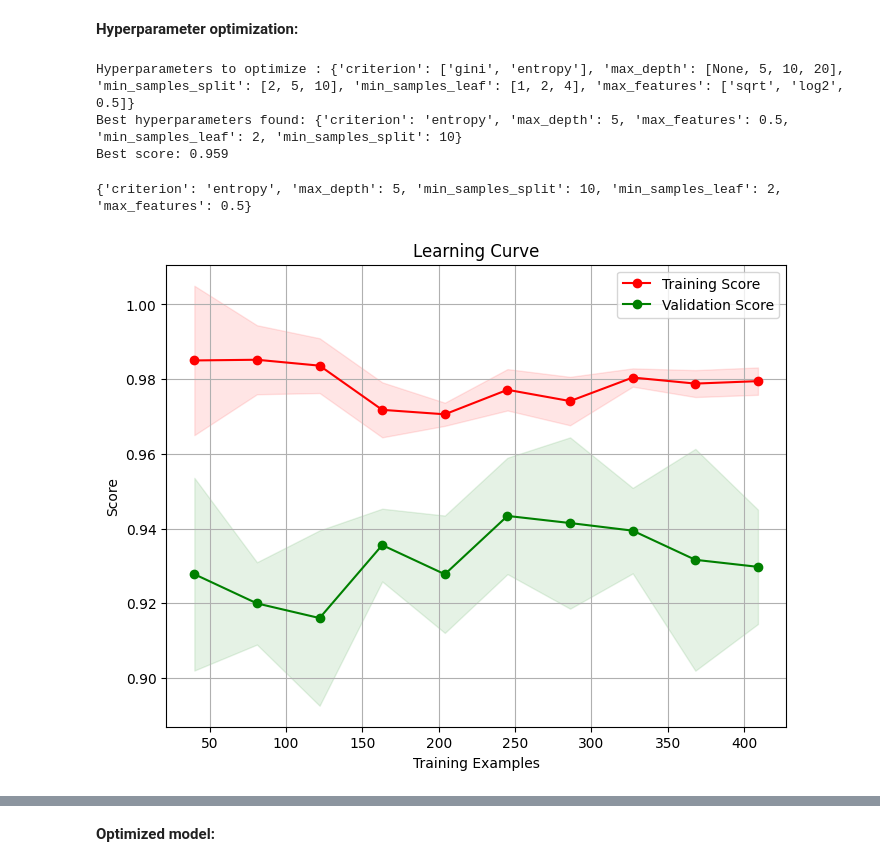
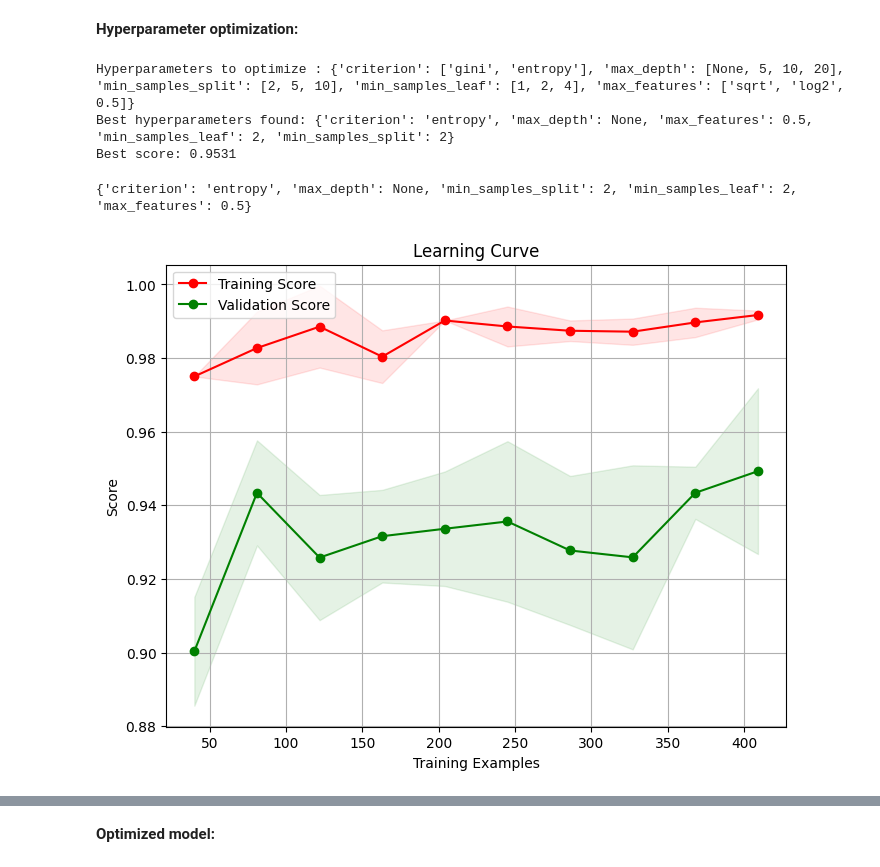
Before and after one commit to mcollpol/BreastCancerPrediction, a Jupyter notebook: research/notebooks/04-model-selection.ipynb, the cells around one changed output, grey strips where cells are left out. Drawn from its saved outputs; the diff is of its cells as text; code cells hidden in the pictures.

Commit message:
Completed model selection notebook. Added reproducibility to models.

```diff
--- a/research/notebooks/04-model-selection.ipynb
+++ b/research/notebooks/04-model-selection.ipynb
@@ -118,6 +121,6 @@ Hyperparameters to optimize : {'penalty': ['l2'], 'C': [1000, 10000, 20000, 3000
 # %%
 # Study with best params.
-model_obj = Model('LogisticRegression', kwargs=best_params)
-print(model_obj.hyperparameters)
-bc.plot_learning_curve(model_obj, X.copy(), y.copy(), cv=5)
+log_reg = Model('LogisticRegression', kwargs=best_params)
+print(log_reg.hyperparameters)
+bc.plot_learning_curve(log_reg, X.copy(), y.copy(), cv=5)
 # %% [output]
@@ -126,7 +131,7 @@ bc.plot_learning_curve(model_obj, X.copy(), y.copy(), cv=5)
 # %% [markdown]
 **Optimized model:**
 # %%
-bc.train_and_evaluate_model(model_obj,
+bc.train_and_evaluate_model(log_reg,
                             X.copy(), y.copy(),
                             X_test.copy(), y_test.copy(),
                             save_outputs=True, output_dir=OUTPUT_PATH)
@@ -185,13 +205,13 @@ best_params = bc.hyperparameter_optimization(model_obj.model,
                                              cv=8)
 # %% [output]
 Hyperparameters to optimize : {'criterion': ['gini', 'entropy'], 'max_depth': [None, 5, 10, 20], 'min_samples_split': [2, 5, 10], 'min_samples_leaf': [1, 2, 4], 'max_features': ['sqrt', 'log2', 0.5]}
-Best hyperparameters found: {'criterion': 'entropy', 'max_depth': 5, 'max_features': 0.5, 'min_samples_leaf': 2, 'min_samples_split': 10}
-Best score: 0.959
+Best hyperparameters found: {'criterion': 'entropy', 'max_depth': None, 'max_features': 0.5, 'min_samples_leaf': 2, 'min_samples_split': 2}
+Best score: 0.9531
 # %%
 # Study with best params.
-model_obj = Model('DecisionTree', kwargs=best_params)
-print(model_obj.hyperparameters)
-bc.plot_learning_curve(model_obj, X.copy(), y.copy(), cv=5)
+decision_tree = Model('DecisionTree', kwargs=best_params)
+print(decision_tree.hyperparameters)
+bc.plot_learning_curve(decision_tree, X.copy(), y.copy(), cv=5)
 # %% [output]
-{'criterion': 'entropy', 'max_depth': 5, 'min_samples_split': 10, 'min_samples_leaf': 2, 'max_features': 0.5}
+{'criterion': 'entropy', 'max_depth': None, 'min_samples_split': 2, 'min_samples_leaf': 2, 'max_features': 0.5}
-[figure, old version]
+[figure, new version]
```
Also changed, not shown: parts of 42 cells of this notebook, 14 other files.
